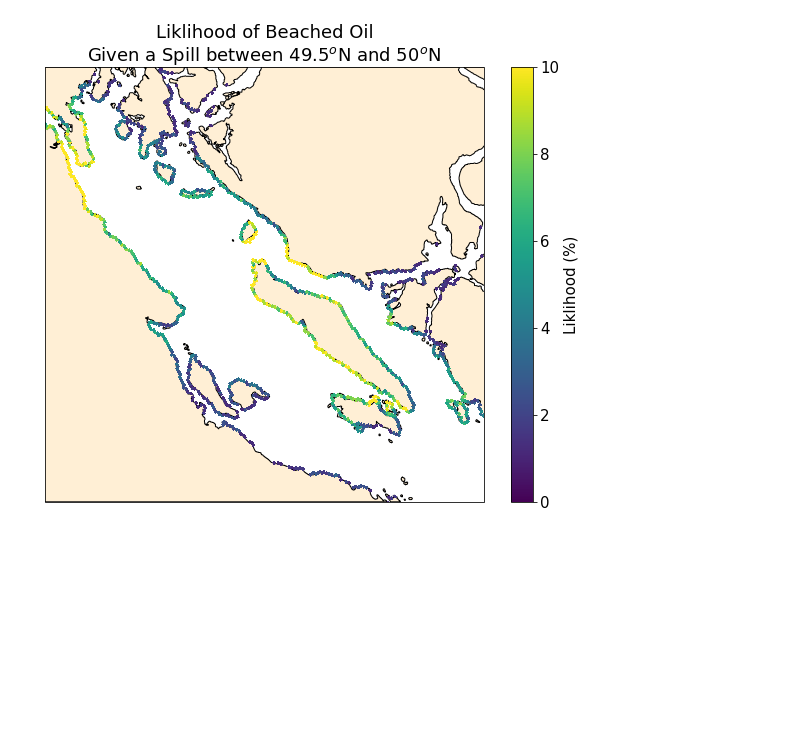
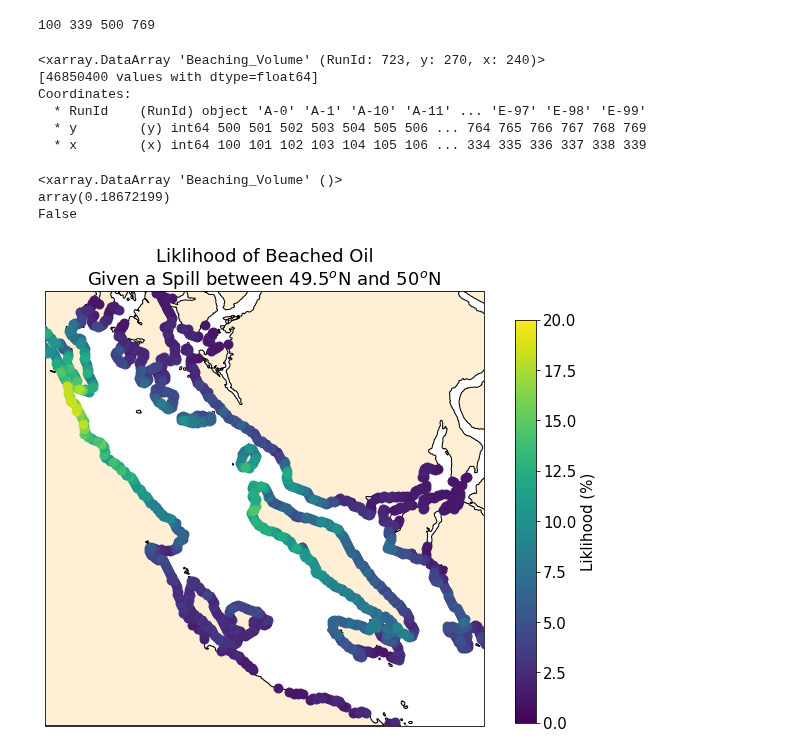
Before and after one commit to MIDOSS/Visualization, a Jupyter notebook: BeachPresence-LonLat.ipynb, the cells around one changed output. Drawn from its saved outputs; the diff is of its cells as text; code cells hidden in the pictures; blank space fills up the shorter version.

```diff
--- a/BeachPresence-LonLat.ipynb
+++ b/BeachPresence-LonLat.ipynb
@@ -35,15 +27,55 @@ oil = np.ma.masked_array(data3d_7.oilbeach, data3d_7.oilbeach < 0.01)
+# %%
+jmin, jmax = data3d.x.values[0], data3d.x.values[-1]
+imin, imax = data3d.y.values[0], data3d.y.values[-1]
+print (jmin, jmax, imin, imax)
+# %% [output]
+100 339 500 769
+# %%
+mesh = xr.open_dataset('~/Documents/MEOPAR/grid/mesh_mask201702.nc')
+tmask = 1- mesh.tmask[0, 0]
+dlat = mesh.nav_lat[imax, jmax] - mesh.nav_lat[imax-1, jmax-1]
+dlon = mesh.nav_lon[imax, jmax] - mesh.nav_lon[imax-1, jmax-1]
+# %%
+raw = data3d.Beaching_Volume
+raw
+# %% [output]
+<xarray.DataArray 'Beaching_Volume' (RunId: 723, y: 270, x: 240)>
+[46850400 values with dtype=float64]
+Coordinates:
+  * RunId    (RunId) object 'A-0' 'A-1' 'A-10' 'A-11' ... 'E-97' 'E-98' 'E-99'
+  * y        (y) int64 500 501 502 503 504 505 506 ... 764 765 766 767 768 769
+  * x        (x) int64 100 101 102 103 104 105 106 ... 334 335 336 337 338 339
+# %%
+oil_array = (raw > 0.001).astype(int).mean(axis=0)
+print (oil_array.max())
+oil = np.ma.masked_array(oil_array, oil_array < 0.01)  #mask anything less than 1%
+print (oil.mask.min())
+# %% [output]
+<xarray.DataArray 'Beaching_Volume' ()>
+array(0.18672199)
+False
 # %%
+vmax = 20
+normalize = colors.Normalize(vmin=0, vmax=vmax)
 fig = plt.figure(figsize=(10, 8))
 xlim, ylim = [-125.3, -123.9], [49.3, 50.2]
 ax = plt.axes(projection=crs.Mercator(np.mean(xlim), *ylim))
 ax.set_extent(xlim + ylim)
 ax.add_feature(feature.GSHHSFeature('full', edgecolor='k', facecolor=landcolour))
-C = ax.pcolormesh(
-    mesh.nav_lon[1:-1, 1:-1], mesh.nav_lat[1:-1, 1:-1], oil*100, vmin=0, vmax=10,
-     transform=crs.PlateCarree(), zorder=2,
-)
-cb = fig.colorbar(C, ax=ax);
+st = 2
+for bt in range(0, vmax, st):
+#    print (bt)
+    for ii in range(imin, imax):
+        for jj in range(jmin, jmax):
+            if (oil[ii-imin, jj-jmin]*100 > bt) and (oil[ii-imin, jj-jmin]*100 < bt+st):
+                ax.scatter(mesh.nav_lon[ii, jj] + dlon/2, mesh.nav_lat[ii, jj] + dlat/2,
+                           c=[oil[ii-imin, jj-jmin]*100], marker='o', s=80,
+                           transform=crs.PlateCarree(), zorder=bt+2,
+                           norm=normalize)
+cax = fig.add_axes([0.86, 0.13, 0.03, 0.7])
+cb = colorbar.ColorbarBase(cax, cmap=mcm.viridis, norm=normalize)
 cb.set_label('Liklihood (%)')
 ax.set_title("Liklihood of Beached Oil\nGiven a Spill between 49.5$^o$N and 50$^o$N");
+fig.savefig('BeachProb_2C_scatter.png')
 # %% [output]
-[figure, old version]
+[figure, new version]
```
Also changed, not shown: parts of 5 cells of this notebook, 2 other files.
